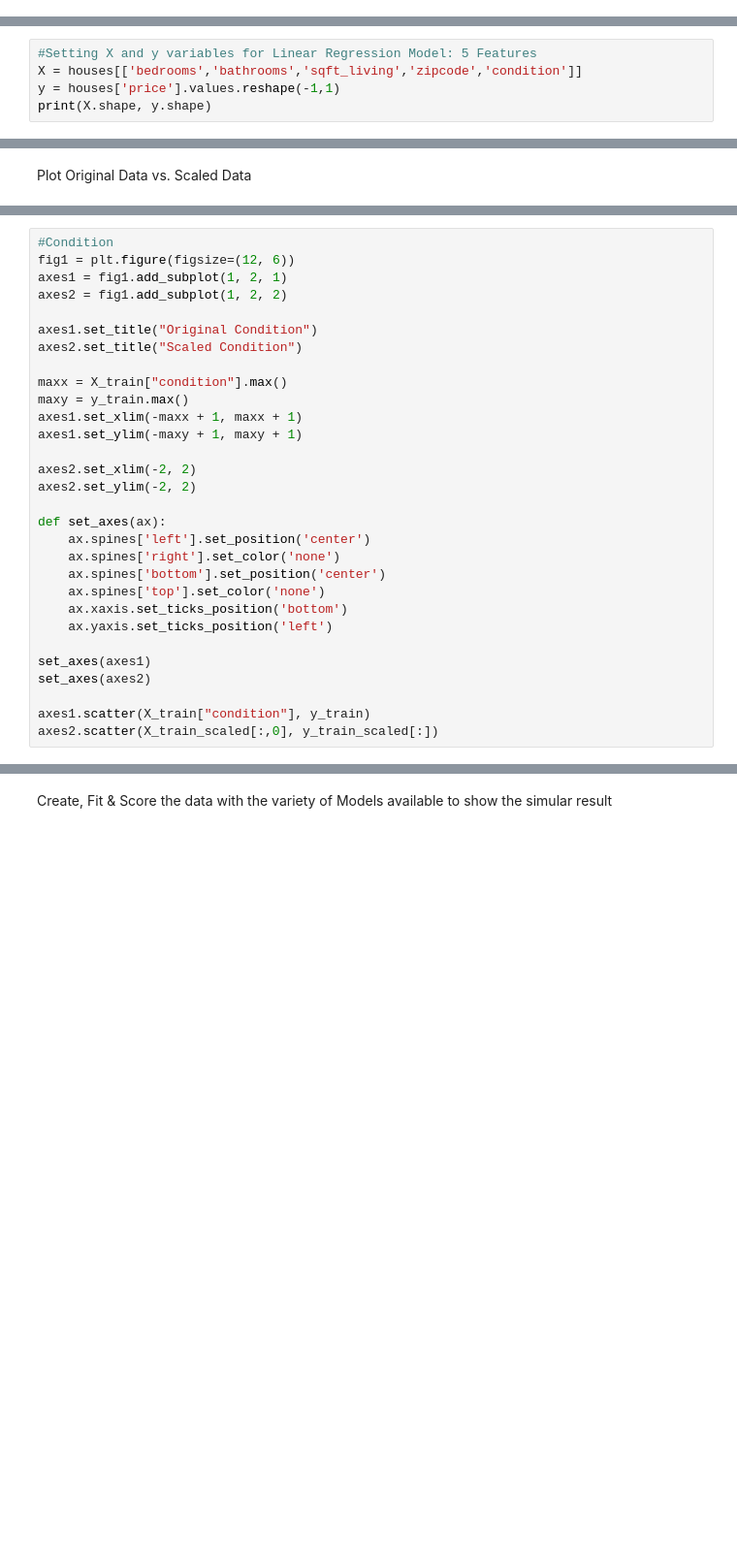
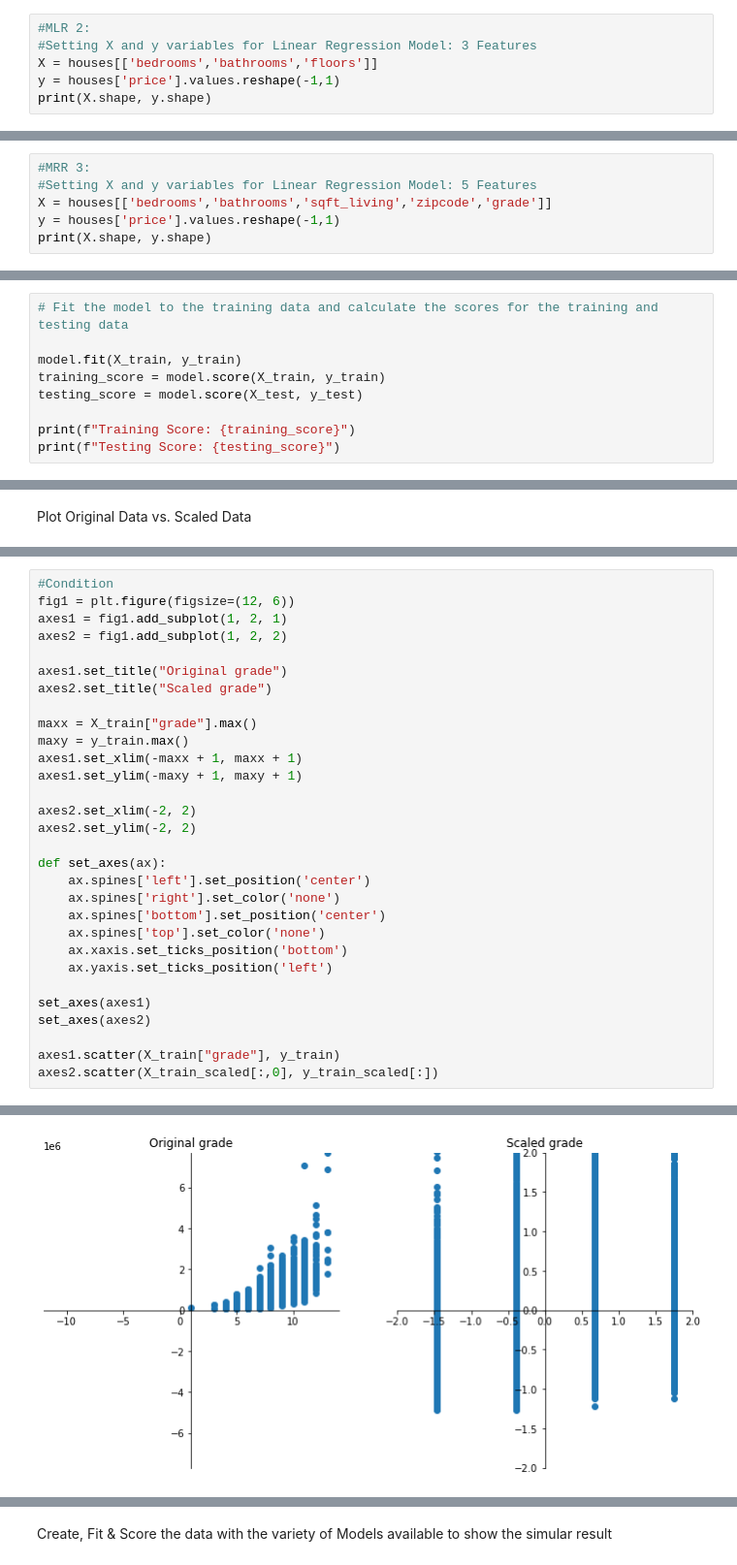
Before and after one commit to csadlo/home-pricing-project, a Jupyter notebook: MultiLR.ipynb, the cells around one changed output, grey strips where cells are left out. Shown at 97% size. Drawn from its saved outputs; the diff is of its cells as text; blank space fills up the shorter version.

```diff
--- a/MultiLR.ipynb
+++ b/MultiLR.ipynb
@@ -57,0 +175,6 @@ plt.title("Residual Plot")
+# %%
+#MLR 2:
+#Setting X and y variables for Linear Regression Model: 3 Features
+X = houses[['bedrooms','bathrooms','floors']]
+y = houses['price'].values.reshape(-1,1)
+print(X.shape, y.shape)
@@ -87,5 +213,6 @@ plt.title("Residual Plot")
 # %%
+#MRR 3:
 #Setting X and y variables for Linear Regression Model: 5 Features
-X = houses[['bedrooms','bathrooms','sqft_living','zipcode','condition']]
+X = houses[['bedrooms','bathrooms','sqft_living','zipcode','grade']]
 y = houses['price'].values.reshape(-1,1)
 print(X.shape, y.shape)
@@ -131,0 +269,9 @@ model.fit(X_train_scaled, y_train_scaled)
+# %%
+# Fit the model to the training data and calculate the scores for the training and testing data
+
+model.fit(X_train, y_train)
+training_score = model.score(X_train, y_train)
+testing_score = model.score(X_test, y_test)
+
+print(f"Training Score: {training_score}")
+print(f"Testing Score: {testing_score}")
@@ -197,10 +352,10 @@ fig1 = plt.figure(figsize=(12, 6))
 axes1 = fig1.add_subplot(1, 2, 1)
 axes2 = fig1.add_subplot(1, 2, 2)
 
-axes1.set_title("Original Condition")
-axes2.set_title("Scaled Condition")
+axes1.set_title("Original grade")
+axes2.set_title("Scaled grade")
 
-maxx = X_train["condition"].max()
+maxx = X_train["grade"].max()
 maxy = y_train.max()
 axes1.set_xlim(-maxx + 1, maxx + 1)
 axes1.set_ylim(-maxy + 1, maxy + 1)
@@ -219,5 +374,6 @@ def set_axes(ax):
 set_axes(axes1)
 set_axes(axes2)
 
-axes1.scatter(X_train["condition"], y_train)
+axes1.scatter(X_train["grade"], y_train)
 axes2.scatter(X_train_scaled[:,0], y_train_scaled[:])
+# %% [output]
@@ -224,3 +381,4 @@ axes2.scatter(X_train_scaled[:,0], y_train_scaled[:])
+[figure, added]
 # %%
 # Make predictions using a fitted model
 # Plot the difference between the model predicted values and actual y values, versus the model predicted values
```
Also changed, not shown: parts of 33 cells of this notebook.
